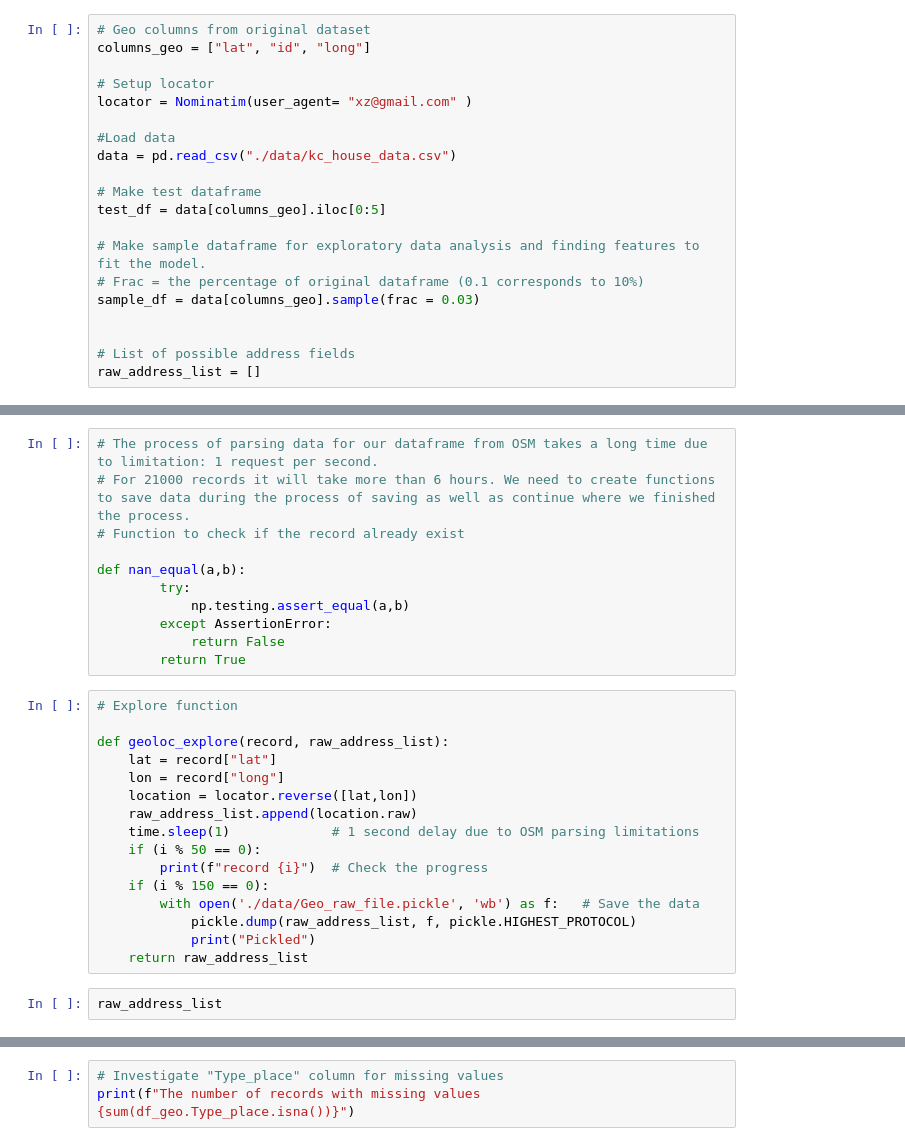
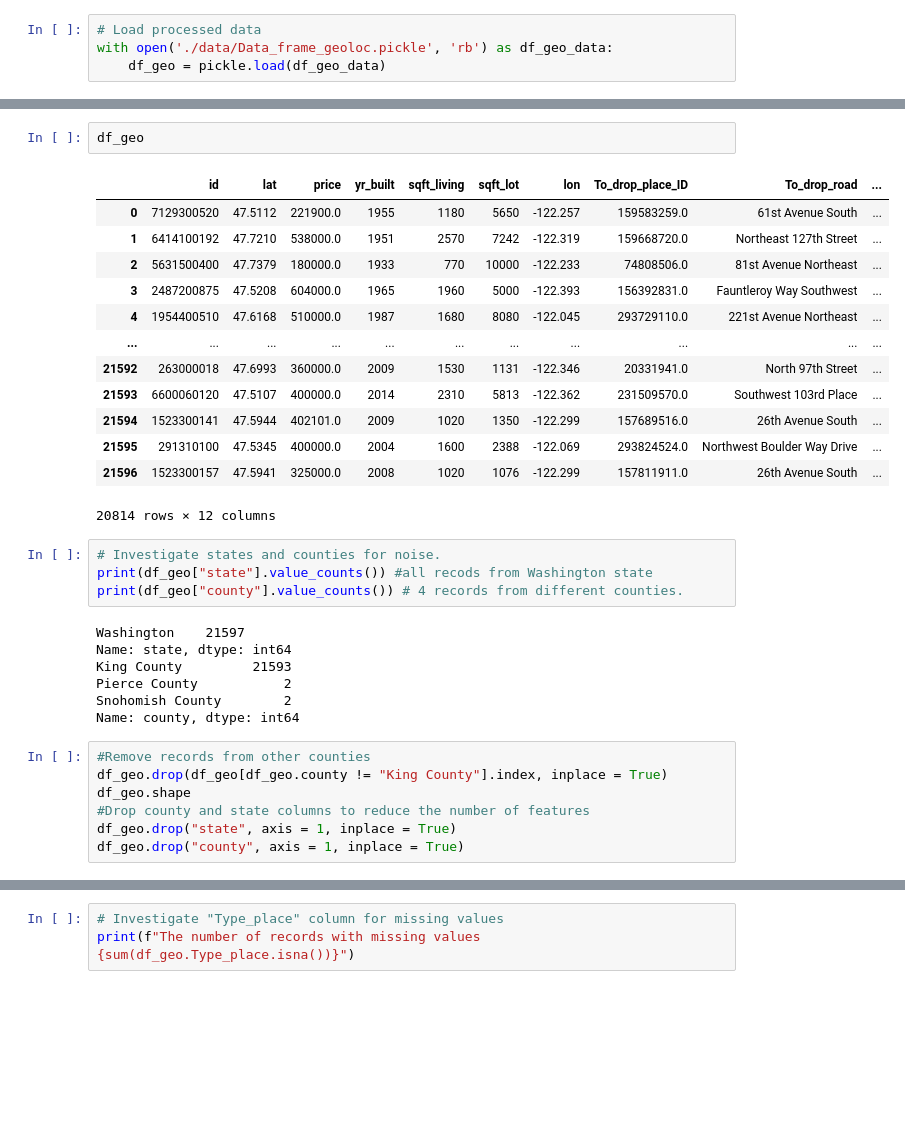
Before and after one commit to hannah-schurman/dsc-phase2-project, a Jupyter notebook: housing_sales_modeling.ipynb, the cells around one changed output, grey strips where cells are left out. Drawn from its saved outputs; the diff is of its cells as text; blank space fills up the shorter version.

```diff
--- a/housing_sales_modeling.ipynb
+++ b/housing_sales_modeling.ipynb
@@ -20,21 +18,5 @@ from shapely.geometry import Point
 # %%
-# Geo columns from original dataset
-columns_geo = ["lat", "id", "long"]
-
-# Setup locator
-locator = Nominatim(user_agent= "xz@gmail.com" )
-
-#Load data
-data = pd.read_csv("./data/kc_house_data.csv")
-
-# Make test dataframe
-test_df = data[columns_geo].iloc[0:5]
-
-# Make sample dataframe for exploratory data analysis and finding features to fit the model.
-# Frac = the percentage of original dataframe (0.1 corresponds to 10%)
-sample_df = data[columns_geo].sample(frac = 0.03)
-
-
-# List of possible address fields
-raw_address_list = []
+# Load processed data
+with open('./data/Data_frame_geoloc.pickle', 'rb') as df_geo_data:
+    df_geo = pickle.load(df_geo_data)
 # %%
@@ -44,32 +25,37 @@ location.raw
 # %% [output]
 (21597, 14)
 # %%
-# The process of parsing data for our dataframe from OSM takes a long time due to limitation: 1 request per second.
-# For 21000 records it will take more than 6 hours. We need to create functions to save data during the process of saving as well as continue where we finished the process.
-# Function to check if the record already exist
-
-def nan_equal(a,b):
-        try:
-            np.testing.assert_equal(a,b)
-        except AssertionError:
-            return False
-        return True
+df_geo
+# %% [output]
+|  | id | lat | price | yr_built | sqft_living | sqft_lot | lon | To_drop_place_ID | To_drop_road | ... |
+| 0 | 7129300520 | 47.5112 | 221900.0 | 1955 | 1180 | 5650 | -122.257 | 159583259.0 | 61st Avenue South | ... |
+| 1 | 6414100192 | 47.7210 | 538000.0 | 1951 | 2570 | 7242 | -122.319 | 159668720.0 | Northeast 127th Street | ... |
+| 2 | 5631500400 | 47.7379 | 180000.0 | 1933 | 770 | 10000 | -122.233 | 74808506.0 | 81st Avenue Northeast | ... |
+| 3 | 2487200875 | 47.5208 | 604000.0 | 1965 | 1960 | 5000 | -122.393 | 156392831.0 | Fauntleroy Way Southwest | ... |
+| 4 | 1954400510 | 47.6168 | 510000.0 | 1987 | 1680 | 8080 | -122.045 | 293729110.0 | 221st Avenue Northeast | ... |
+| ... | ... | ... | ... | ... | ... | ... | ... | ... | ... | ... |
+| 21592 | 263000018 | 47.6993 | 360000.0 | 2009 | 1530 | 1131 | -122.346 | 20331941.0 | North 97th Street | ... |
+| 21593 | 6600060120 | 47.5107 | 400000.0 | 2014 | 2310 | 5813 | -122.362 | 231509570.0 | Southwest 103rd Place | ... |
+| 21594 | 1523300141 | 47.5944 | 402101.0 | 2009 | 1020 | 1350 | -122.299 | 157689516.0 | 26th Avenue South | ... |
+| 21595 | 291310100 | 47.5345 | 400000.0 | 2004 | 1600 | 2388 | -122.069 | 293824524.0 | Northwest Boulder Way Drive | ... |
+| 21596 | 1523300157 | 47.5941 | 325000.0 | 2008 | 1020 | 1076 | -122.299 | 157811911.0 | 26th Avenue South | ... |
+20814 rows × 12 columns
 # %%
-# Explore function
-
-def geoloc_explore(record, raw_address_list):
-    lat = record["lat"]
-    lon = record["long"]
-    location = locator.reverse([lat,lon])
-    raw_address_list.append(location.raw)
-    time.sleep(1)             # 1 second delay due to OSM parsing limitations
-    if (i % 50 == 0):
-        print(f"record {i}")  # Check the progress
-    if (i % 150 == 0):
-        with open('./data/Geo_raw_file.pickle', 'wb') as f:   # Save the data
-            pickle.dump(raw_address_list, f, pickle.HIGHEST_PROTOCOL)
-            print("Pickled")
-    return raw_address_list
+# Investigate states and counties for noise.
+print(df_geo["state"].value_counts()) #all recods from Washington state
+print(df_geo["county"].value_counts()) # 4 records from different counties.
+# %% [output]
+Washington    21597
+Name: state, dtype: int64
+King County         21593
+Pierce County           2
+Snohomish County        2
+Name: county, dtype: int64
 # %%
-raw_address_list
+#Remove records from other counties
+df_geo.drop(df_geo[df_geo.county != "King County"].index, inplace = True)
+df_geo.shape
+#Drop county and state columns to reduce the number of features
+df_geo.drop("state", axis = 1, inplace = True)
+df_geo.drop("county", axis = 1, inplace = True)
 # %%
```
Also changed, not shown: parts of 27 cells of this notebook, 3 other files.
